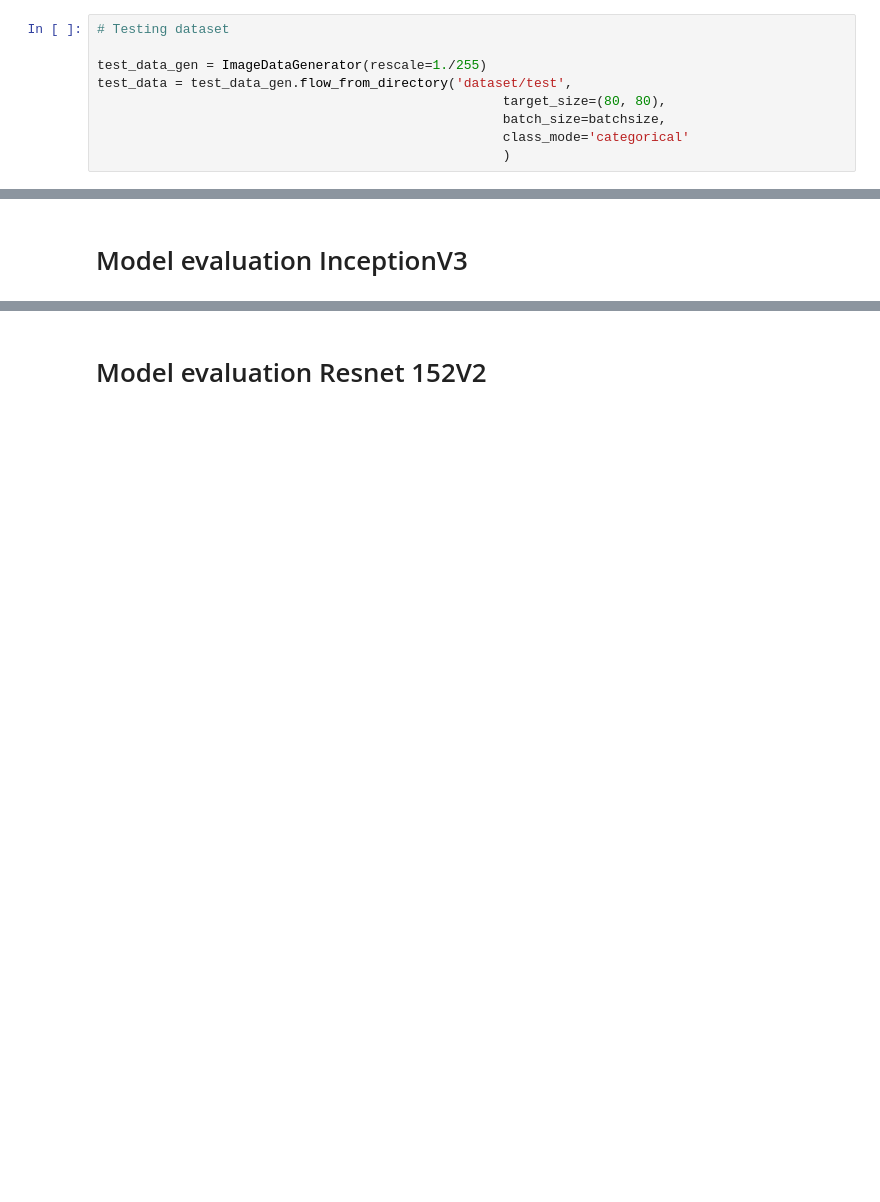
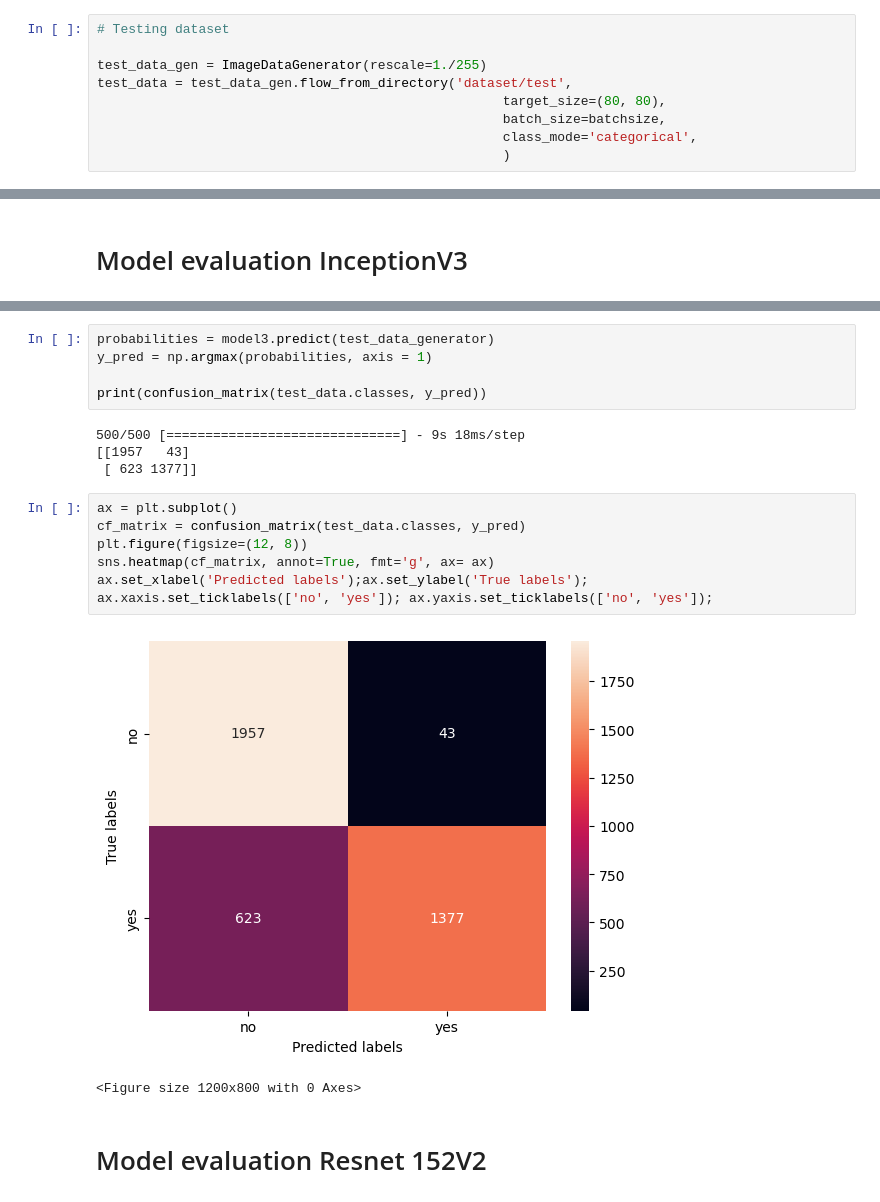
Before and after one commit to Xileff/try_drowsiness_detection, a Jupyter notebook: jupyter/Drowsiness Detection Model.ipynb, the cells around one changed output, grey strips where cells are left out. Cells and saved outputs as stored; diff of their text form; blank space fills up the shorter version.

```diff
--- a/jupyter/Drowsiness Detection Model.ipynb
+++ b/jupyter/Drowsiness Detection Model.ipynb
@@ -77,7 +81,7 @@ test_data_gen = ImageDataGenerator(rescale=1./255)
 test_data = test_data_gen.flow_from_directory('dataset/test',
                                                     target_size=(80, 80),
                                                     batch_size=batchsize,
-                                                    class_mode='categorical'
+                                                    class_mode='categorical',
                                                     )
 # %% [output]
 Found 4000 images belonging to 2 classes.
@@ -387,3 +434,22 @@ print(loss_test)
+# %%
+probabilities = model3.predict(test_data_generator)
+y_pred = np.argmax(probabilities, axis = 1)
+
+print(confusion_matrix(test_data.classes, y_pred))
+# %% [output]
+500/500 [==============================] - 9s 18ms/step
+[[1957   43]
+ [ 623 1377]]
+# %%
+ax = plt.subplot()
+cf_matrix = confusion_matrix(test_data.classes, y_pred)
+plt.figure(figsize=(12, 8))
+sns.heatmap(cf_matrix, annot=True, fmt='g', ax= ax)
+ax.set_xlabel('Predicted labels');ax.set_ylabel('True labels');
+ax.xaxis.set_ticklabels(['no', 'yes']); ax.yaxis.set_ticklabels(['no', 'yes']);
+# %% [output]
+[figure, added]
+<Figure size 1200x800 with 0 Axes>
 # %% [markdown]
 # Model evaluation Resnet 152V2
 # %%
```
Also changed, not shown: parts of 33 cells of this notebook, 8 other files.
